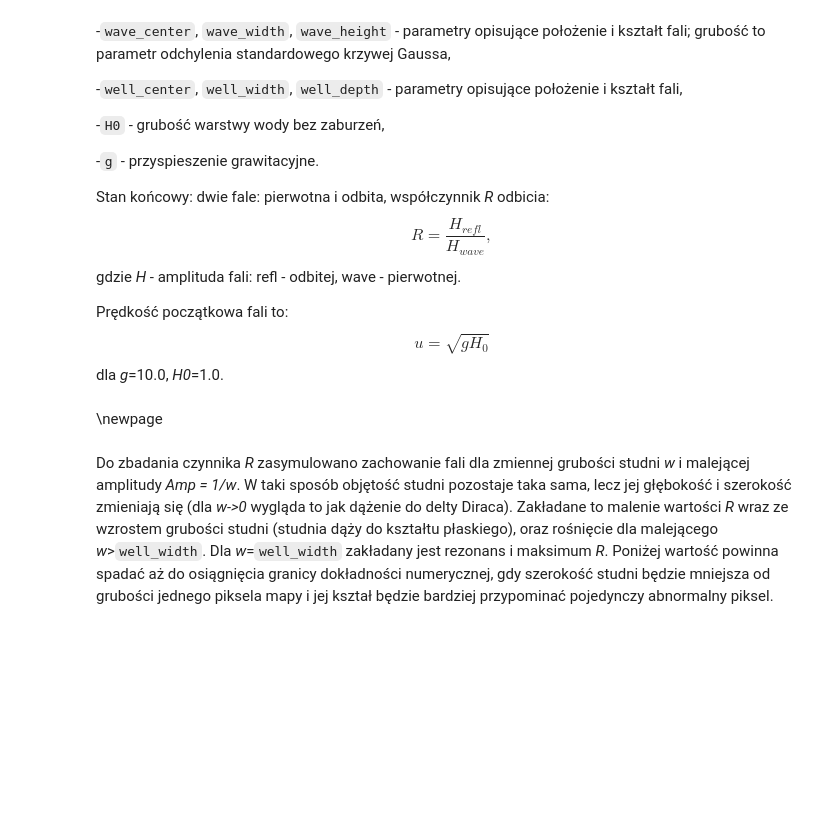
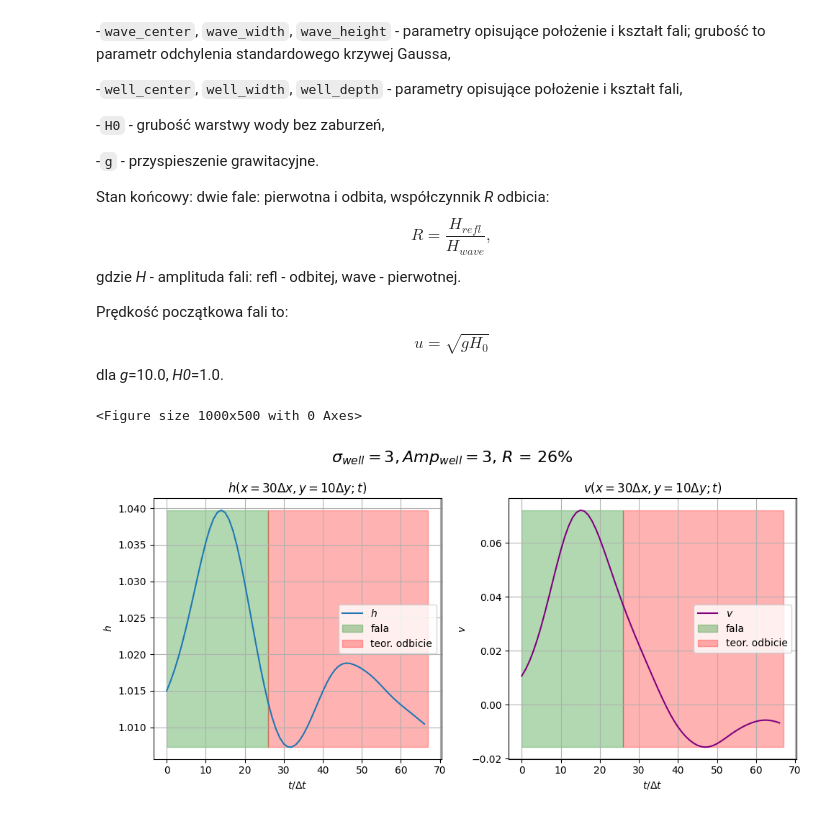
Before and after one commit to MUPAGH2025/2cekiera, a Jupyter notebook: project_shallow_water/mc_projekt.ipynb, the cells around one changed output. Cells and saved outputs as stored; diff of their text form; code cells hidden in the pictures; blank space fills up the shorter version.

```diff
--- a/project_shallow_water/mc_projekt.ipynb
+++ b/project_shallow_water/mc_projekt.ipynb
@@ -336,14 +341,13 @@ wave = waveReflection(grid = (200,50), well_width=3, well_depth=3, wave_width=5)
 # %%
 wave.run(nt = 500)
-# %% [markdown]
-\newpage
 # %%
-wave.plot_output()
+plot_output(wave, fname1 = 'shape.pdf', fname2 = 'wave_change.pdf')
+# %% [output]
+<Figure size 1000x500 with 0 Axes>
+[figure, added]
 # %%
 %%capture
 wave.animate('reflection.gif');
-# %% [markdown]
-Do zbadania czynnika *R* zasymulowano zachowanie fali dla zmiennej grubości studni *w* i malejącej amplitudy *Amp = 1/w*. W taki sposób objętość studni pozostaje taka sama, lecz jej głębokość i szerokość zmieniają się (dla *w->0* wygląda to jak dążenie do delty Diraca). Zakładane to malenie wartości *R* wraz ze wzrostem grubości studni (studnia dąży do kształtu płaskiego), oraz rośnięcie dla malejącego *w*>`well_width`. Dla *w*=`well_width` zakładany jest rezonans i maksimum *R*. Poniżej wartość powinna spadać aż do osiągnięcia granicy dokładności numerycznej, gdy szerokość studni będzie mniejsza od grubości jednego piksela mapy i jej kształ będzie bardziej przypominać pojedynczy abnormalny piksel.
 # %%
 widths = np.arange(1,31)/3
 amps = 9.0/widths
```
Also changed, not shown: parts of 8 cells of this notebook, 19 other files.
